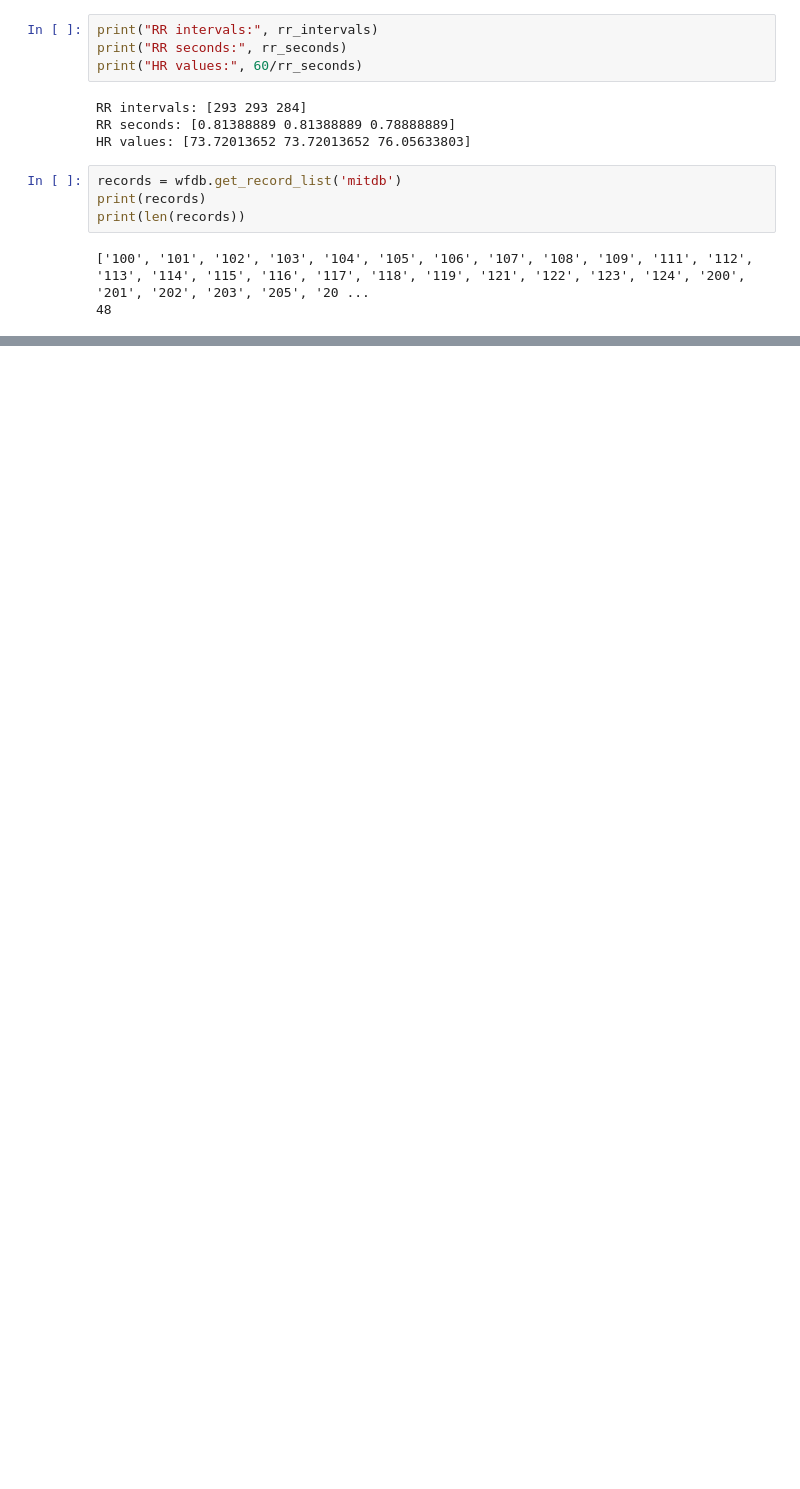
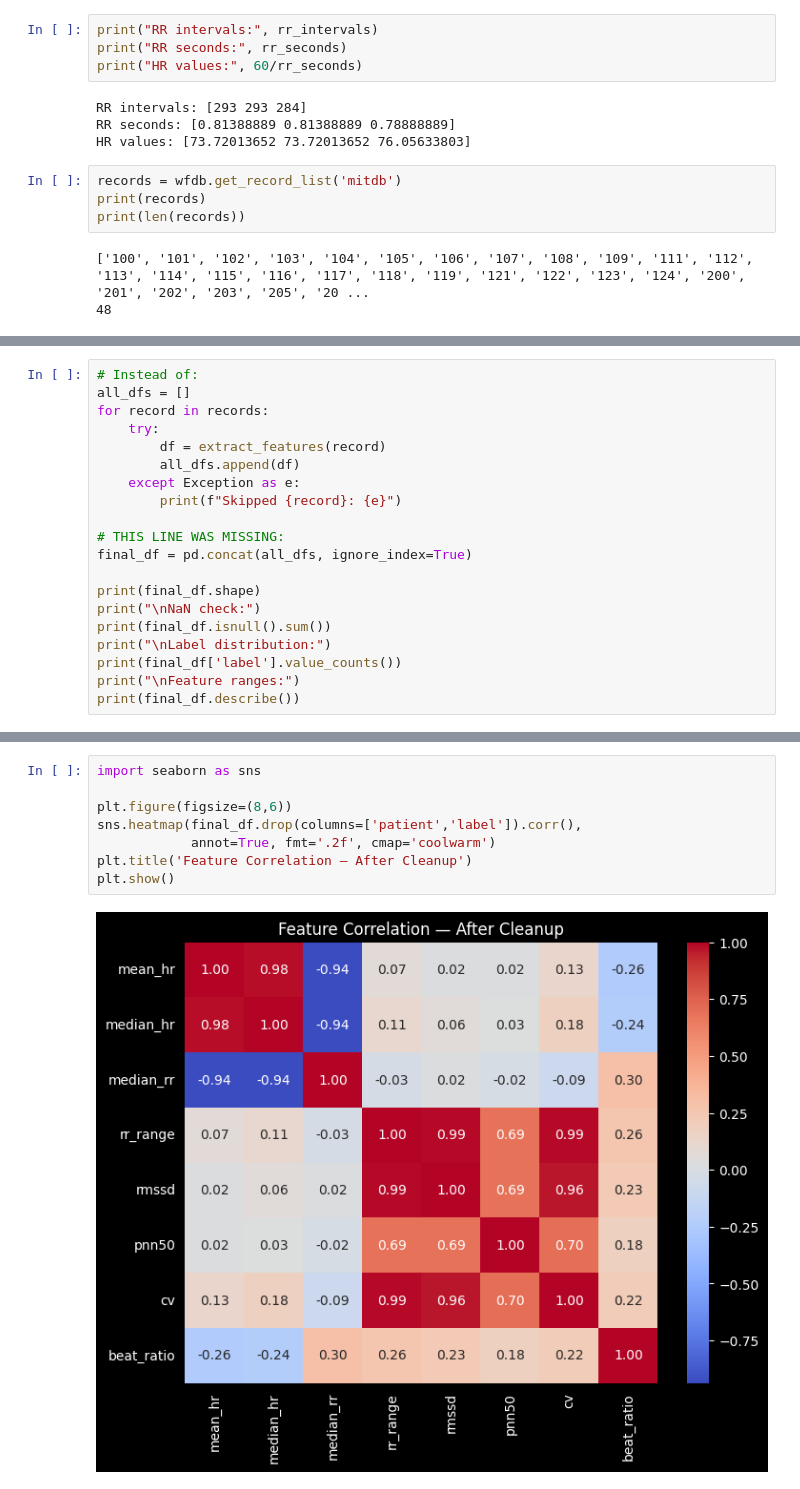
Before and after one commit to dev129/pulse-next-band, a Jupyter notebook: PPG_Analysis.ipynb, the cells around one changed output, grey strips where cells are left out. Drawn from its saved outputs; the diff is of its cells as text; blank space fills up the shorter version.

```diff
--- a/PPG_Analysis.ipynb
+++ b/PPG_Analysis.ipynb
@@ -260,0 +280,20 @@ Skipped: 100
+# %%
+# Instead of:
+all_dfs = []
+for record in records:
+    try:
+        df = extract_features(record)
+        all_dfs.append(df)
+    except Exception as e:
+        print(f"Skipped {record}: {e}")
+
+# THIS LINE WAS MISSING:
+final_df = pd.concat(all_dfs, ignore_index=True)
+
+print(final_df.shape)
+print("\nNaN check:")
+print(final_df.isnull().sum())
+print("\nLabel distribution:")
+print(final_df['label'].value_counts())
+print("\nFeature ranges:")
+print(final_df.describe())
@@ -260,0 +318,10 @@ Skipped: 100
+# %%
+import seaborn as sns
+
+plt.figure(figsize=(8,6))
+sns.heatmap(final_df.drop(columns=['patient','label']).corr(),
+            annot=True, fmt='.2f', cmap='coolwarm')
+plt.title('Feature Correlation — After Cleanup')
+plt.show()
+# %% [output]
+[figure, added]
```
Also changed, not shown: parts of 25 cells of this notebook, 3 other files.
